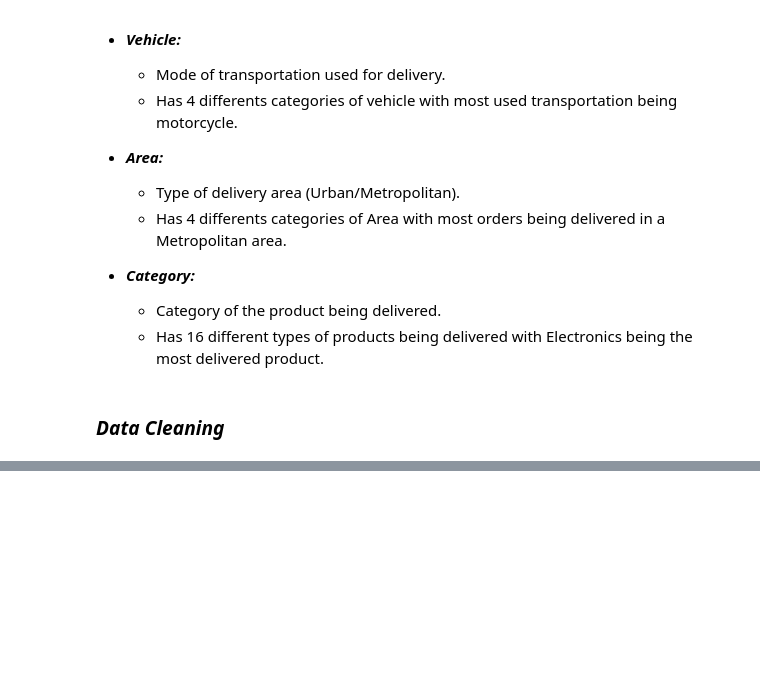
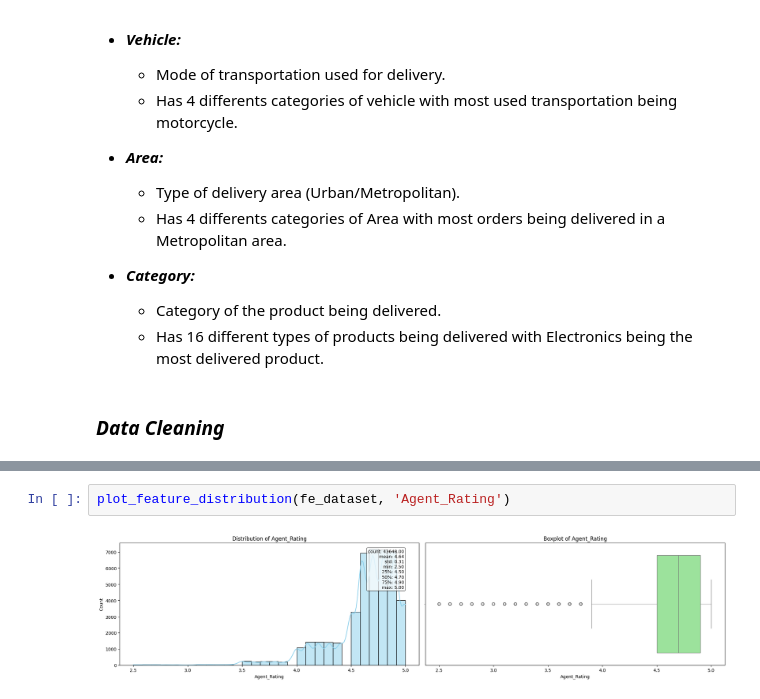
Before and after one commit to Pooja-Spandana/Amazon_DeliveryTime_Prediction, a Jupyter notebook: Notebooks/Data_cleaning_&_EDA.ipynb, the cells around one changed output, grey strips where cells are left out. Drawn from its saved outputs; the diff is of its cells as text; blank space fills up the shorter version.

```diff
--- a/Notebooks/Data_cleaning_&_EDA.ipynb
+++ b/Notebooks/Data_cleaning_&_EDA.ipynb
@@ -224,0 +547,4 @@ data.describe(include='object').T
+# %%
+plot_feature_distribution(fe_dataset, 'Agent_Rating')
+# %% [output]
+[figure, added]
```
Also changed, not shown: parts of 67 cells of this notebook, 18 other files.
